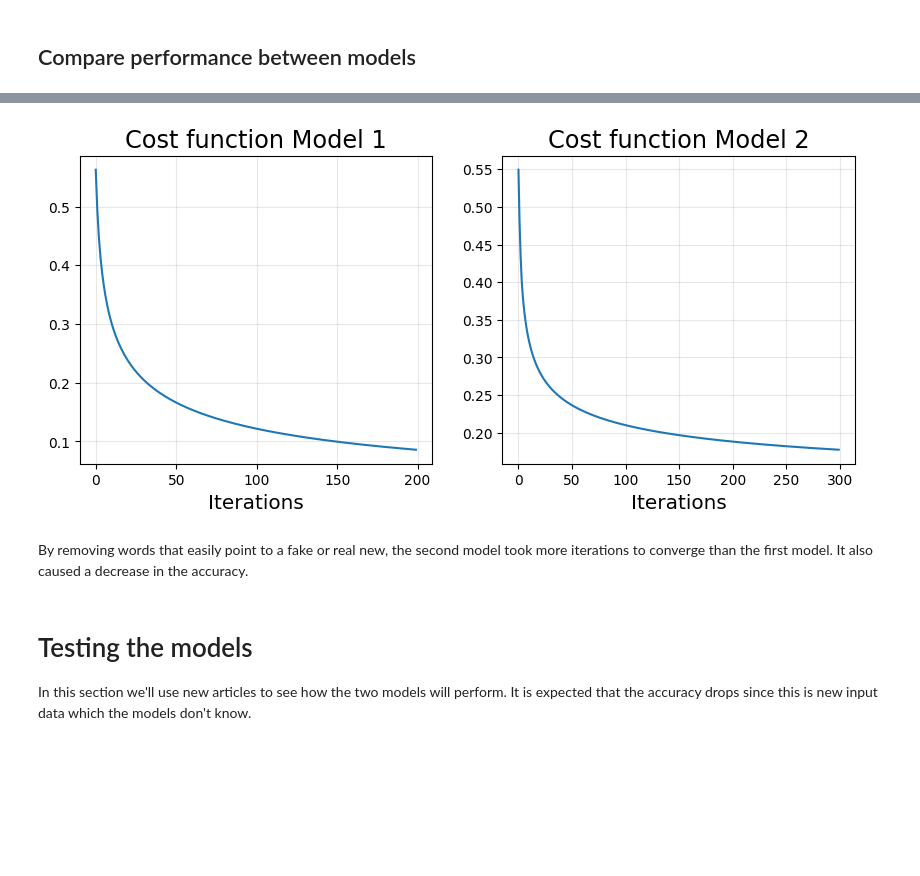
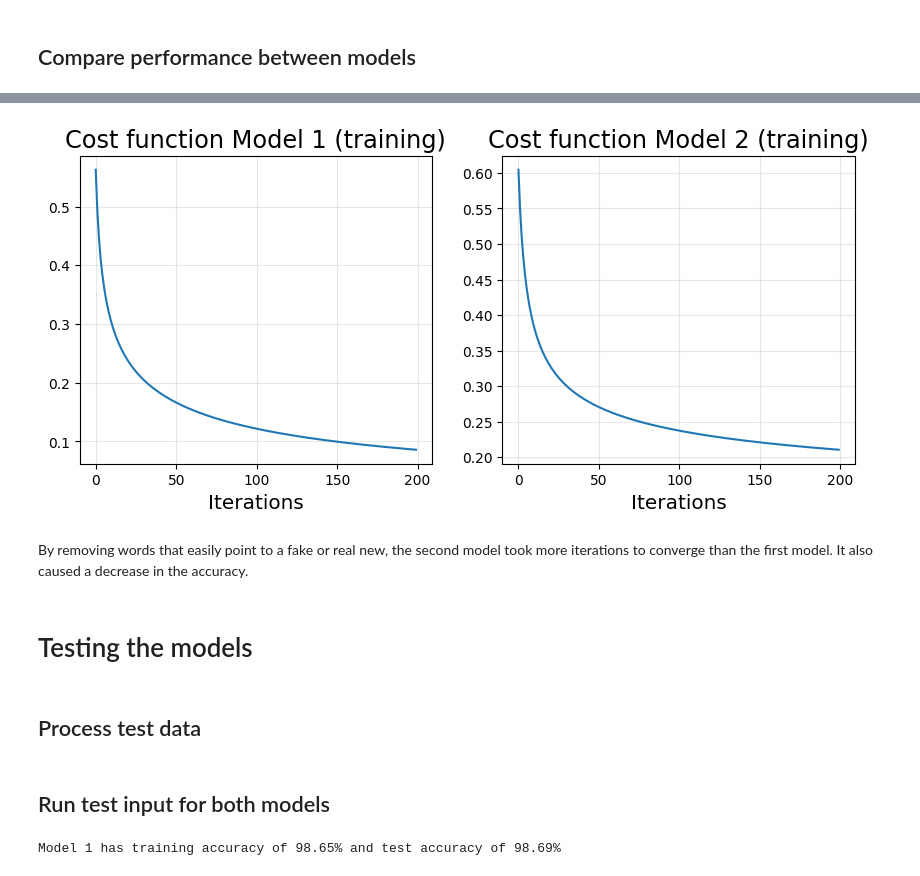
Before and after one commit to amanda-gonsalli/summer-2026-ML-foundations, a Jupyter notebook: projects/Binary Classification Problem/binary_classification_problem.ipynb, the cells around one changed output, grey strips where cells are left out. Drawn from its saved outputs; the diff is of its cells as text; code cells hidden in the pictures; blank space fills up the shorter version.

Commit message:
Fake News Dataset: Tested both models

```diff
--- a/projects/Binary Classification Problem/binary_classification_problem.ipynb
+++ b/projects/Binary Classification Problem/binary_classification_problem.ipynb
@@ -236,8 +263,29 @@ plt.show()
 * Compare the performance of both models (train accuracy vs test accuracy) and the test accuracy of one model vs the other
 # %% [markdown]
 # Creating a second model on a clean list of most common words
+# %%
+def clean_data(articles, num_features, words_to_remove):
+    all_words = []
+
+    # Creates list of all the words of all the articles together
+    for article in articles:
+        words = article.split()
+        all_words.extend(words) #'extend' adds to the existing list instead of appending a new list
+
+    word_count = Counter(all_words) #dictionay of {word, frequency} pairs
+
+    for word in words_to_remove:
+        del word_count[word]
+
+    features = [word for word, count in word_count.most_common(num_features)]
+
+    # Glossary of words
+    word_to_idx = {
+        word: i+1 for i, word in enumerate(features) #starts at 1, not 0, to match the input matrix X indices
+    }
+
+    return features, word_to_idx
 # %%
-clean_word_dict = word_counts.copy()
 words_to_remove = ['trump', 'u', 'clinton', 'obama', 'reuters', 'donald', 'united', 'hillary', 'democrat',
                    'russia', 'democrat', 'republican', 'russian', 'politicsnews', 'china', 'politics', 'new', 'news',
                   'former', 'political', 'presidential', 'administration', 'democratic', 'worldnews', 'conservative',
@@ -249,12 +297,11 @@ words_to_remove = ['trump', 'u', 'clinton', 'obama', 'reuters', 'donald', 'unite
                   'fake', 'cruz', 'comey', 'bush', 'moscow', 'twitter', 'tweet', 'facebook', 'video', 'image',
                   'medium', 'post', 'reported', 'reporter', 'according', 'black', 'muslim', 'white', 'washington',
                   'george', 'house', 'party']
-for word in words_to_remove:
-    del clean_word_dict[word]
 
-clean_most_common = [word for word, count in clean_word_dict.most_common(num_most_common)]
+train_feat_2, train_wti_2 = clean_data(train_articles, num_features, words_to_remove)
 
-#Glossary
-clean_word_to_index = {
-    word: i+1 for i, word in enumerate(clean_most_common) #starts at 1, not 0, to match the input matrix X indices
-}
+train_X_2, train_y_2 = create_input_output(train_articles, train_labels, train_feat_2, train_wti_2)
+train_m_2 = len(train_y_2)
+train_n_2 = len(train_feat_2)
+
+train_theta_2, train_cost_history_2 = logistic_regression(train_X_2, train_y_2)
@@ -351,21 +339,21 @@ print(combined_df_clean[:20])
 # %%
 fig, (ax1, ax2) = plt.subplots(1, 2, figsize = (10, 4))
 
-ax1.plot(cost_history)
-ax1.set_title('Cost function Model 1', fontsize = 'xx-large')
+ax1.plot(train_cost_history_1)
+ax1.set_title('Cost function Model 1 (training)', fontsize = 'xx-large')
 ax1.set_xlabel('Iterations', fontsize = 'x-large')
 ax1.grid(alpha = 0.3)
 
-ax2.plot(cost_history_clean)
-ax2.set_title('Cost function Model 2', fontsize = 'xx-large')
+ax2.plot(train_cost_history_2)
+ax2.set_title('Cost function Model 2 (training)', fontsize = 'xx-large')
 ax2.set_xlabel('Iterations', fontsize = 'x-large')
 ax2.grid(alpha = 0.3)
 plt.show()
 # %% [output]
-[figure, old version]
+[figure, new version]
 # %% [markdown]
 By removing words that easily point to a fake or real new, the second model took more iterations to converge than the first model. It also caused a decrease in the accuracy.
 # %% [markdown]
 # Testing the models
-
-In this section we'll use new articles to see how the two models will perform. It is expected that the accuracy drops since this is new input data which the models don't know.
+# %% [markdown]
+## Process test data
@@ -371,0 +370,10 @@ In this section we'll use new articles to see how the two models will perform. I
+# %% [markdown]
+## Run test input for both models
+# %%
+test_theta_1, test_cost_history_1 = logistic_regression(test_X_1, test_y_1)
+test_h_1 = hypothesis(test_X_1, test_theta_1)
+test_pred_1 = (test_h_1 >= 0.5).astype(int) #1 for real news and 0 for fake news
+test_acc_1 = np.mean(test_pred_1 == test_y_1)
+print(f'Model 1 has training accuracy of {train_acc_1 * 100:.2f}% and test accuracy of {test_acc_1 * 100:.2f}%')
+# %% [output]
+Model 1 has training accuracy of 98.65% and test accuracy of 98.69%
```
Also changed, not shown: parts of 27 cells of this notebook, 5 other files.
